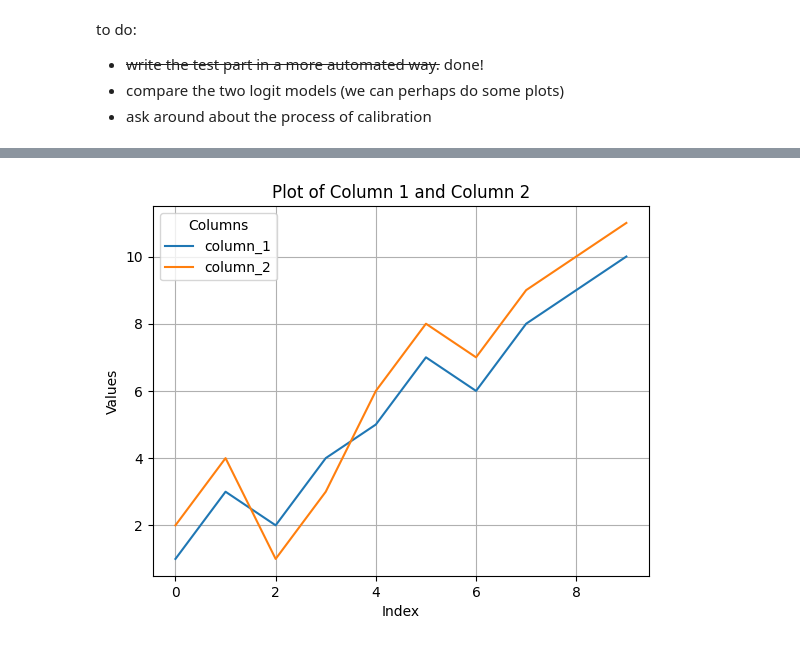
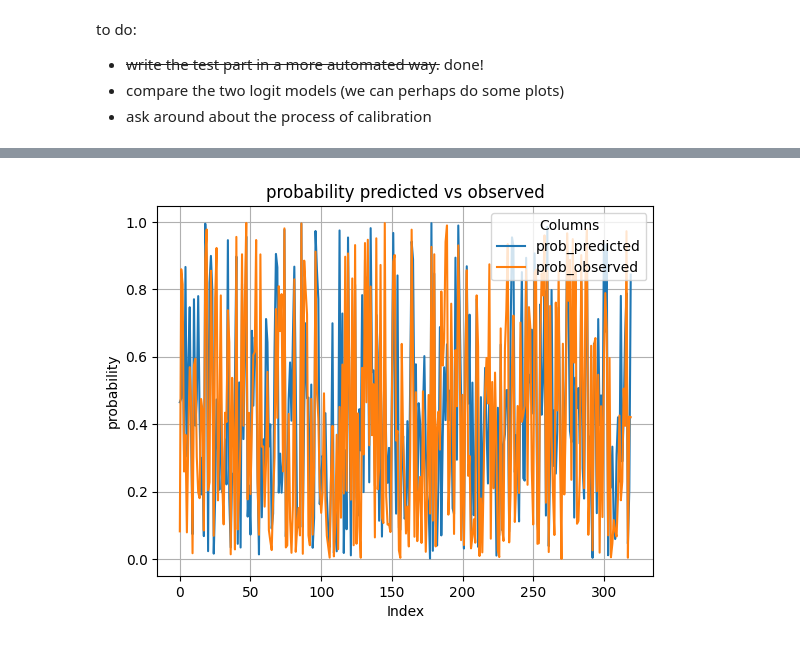
Before and after one commit to UoW-ATM/MultiModX, a Jupyter notebook: notebooks/new_trip_to_paths_1.ipynb, the cells around one changed output, grey strips where cells are left out. Cells and saved outputs as stored; diff of their text form; code cells hidden in the pictures.

```diff
--- a/notebooks/new_trip_to_paths_1.ipynb
+++ b/notebooks/new_trip_to_paths_1.ipynb
@@ -2506,0 +2572,6 @@ to do:
+# %%
+# test without fixed parameters
+database_path = r"C:\Users\LMENENDEZ\GitHub\MultiModX\calibration_matrix_improved.csv"
+n_archetypes = 6
+n_alternatives = 3
+test_improved=calibrate_main(database_path, n_archetypes, n_alternatives,o_d_info)
@@ -2506,0 +2720,15 @@ to do:
+# %%
+# Sample DataFrame with 'origin' and 'destination' columns
+
+# Group by 'origin' and 'destination' and count occurrences
+counts = trips_logit.groupby(['origin', 'destination']).size()
+
+# Filter out combinations that appear only once
+filtered_counts = counts[counts > 1]
+
+# Create a new DataFrame from the filtered combinations
+df_filtered = filtered_counts.reset_index().drop(0, axis=1)
+
+# Merge the filtered combinations back with the original DataFrame to keep only matching rows
+trips_logit_improved = pd.merge(trips_logit, df_filtered, on=['origin', 'destination'], how='inner')
+trips_logit_improved
@@ -2506,0 +2749,2 @@ to do:
+# %%
+final_test_improved=test_logit(test_improved,trips_logit_improved,5)
@@ -2506,0 +2775,2 @@ to do:
+# %%
+arch_0_improved=final_test_improved["archetype_0"]
@@ -2507,23 +2796,17 @@ to do:
 # %%
 # example of plot from chat gpt
 import pandas as pd
 import matplotlib.pyplot as plt
 
-# Example DataFrame
-data = {
-    'index_col': range(10),
-    'column_1': [1, 3, 2, 4, 5, 7, 6, 8, 9, 10],
-    'column_2': [2, 4, 1, 3, 6, 8, 7, 9, 10, 11]
-}
-df = pd.DataFrame(data).set_index('index_col')  # Set 'index_col' as the index
+
 
 # Plot two columns against the index
-df[['column_1', 'column_2']].plot()
-plt.title('Plot of Column 1 and Column 2')
+arch_0_improved[['prob_predicted', 'prob_observed']].plot()
+plt.title('probability predicted vs observed')
 plt.xlabel('Index')
-plt.ylabel('Values')
+plt.ylabel('probability')
 plt.legend(title='Columns')
 plt.grid(True)
 plt.show()
 # %% [output]
-[figure, old version]
+[figure, new version]
```
Also changed, not shown: parts of 74 cells of this notebook, 3 other files.
